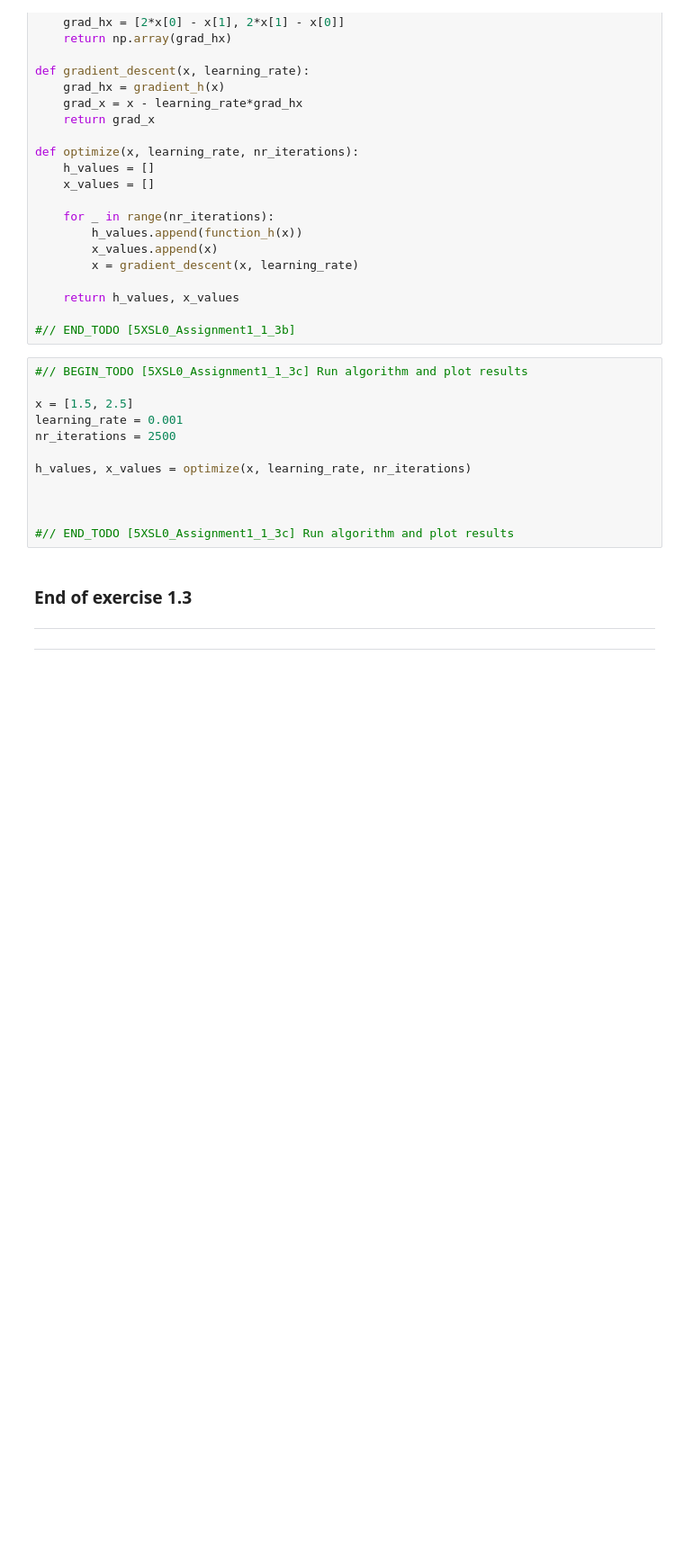
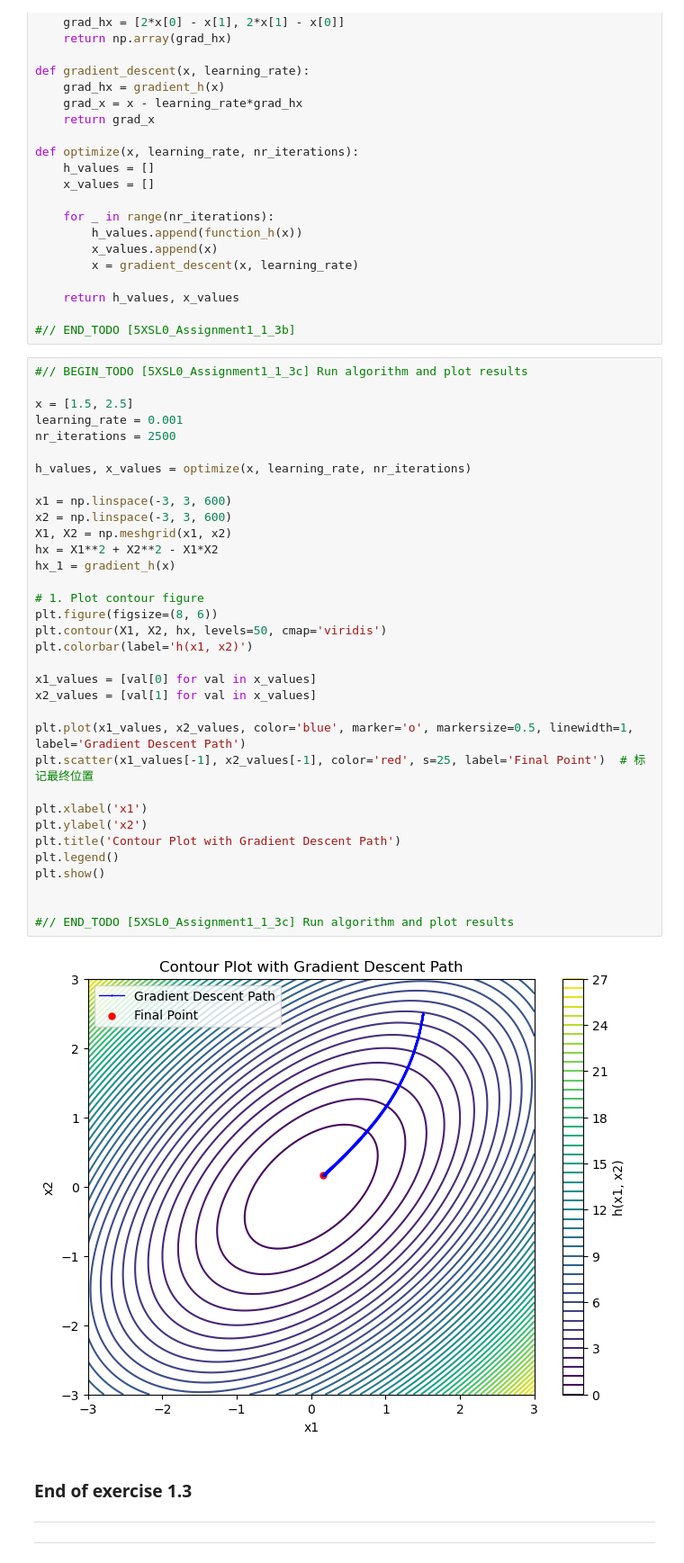
Before and after one commit to yueyehuanxiangqu/5XSL0-ML-A1, a Jupyter notebook: assignment1-template.ipynb, the cells around one changed output. Shown: that part at 90% size. Drawn from its saved outputs; the diff is of its cells as text; blank space fills up the shorter version.

```diff
--- a/assignment1-template.ipynb
+++ b/assignment1-template.ipynb
@@ -274,18 +274,42 @@ def optimize(x, learning_rate, nr_iterations):
     return h_values, x_values
 
 #// END_TODO [5XSL0_Assignment1_1_3b]
-# %%
-#// BEGIN_TODO [5XSL0_Assignment1_1_3c] Run algorithm and plot results
-
-x = [1.5, 2.5]
-learning_rate = 0.001
-nr_iterations = 2500
-
-h_values, x_values = optimize(x, learning_rate, nr_iterations)
-
-
-
-#// END_TODO [5XSL0_Assignment1_1_3c] Run algorithm and plot results
+# %%
+#// BEGIN_TODO [5XSL0_Assignment1_1_3c] Run algorithm and plot results
+
+x = [1.5, 2.5]
+learning_rate = 0.001
+nr_iterations = 2500
+
+h_values, x_values = optimize(x, learning_rate, nr_iterations)
+
+x1 = np.linspace(-3, 3, 600)
+x2 = np.linspace(-3, 3, 600)
+X1, X2 = np.meshgrid(x1, x2)
+hx = X1**2 + X2**2 - X1*X2
+hx_1 = gradient_h(x)
+
+# 1. Plot contour figure
+plt.figure(figsize=(8, 6))
+plt.contour(X1, X2, hx, levels=50, cmap='viridis')
+plt.colorbar(label='h(x1, x2)')
+
+x1_values = [val[0] for val in x_values]
+x2_values = [val[1] for val in x_values]
+
+plt.plot(x1_values, x2_values, color='blue', marker='o', markersize=0.5, linewidth=1, label='Gradient Descent Path')
+plt.scatter(x1_values[-1], x2_values[-1], color='red', s=25, label='Final Point')  # 标记最终位置
+
+plt.xlabel('x1')
+plt.ylabel('x2')
+plt.title('Contour Plot with Gradient Descent Path')
+plt.legend()
+plt.show()
+
+
+#// END_TODO [5XSL0_Assignment1_1_3c] Run algorithm and plot results
+# %% [output]
+[figure, added]
 # %% [markdown]
 ### End of exercise 1.3
 
```
